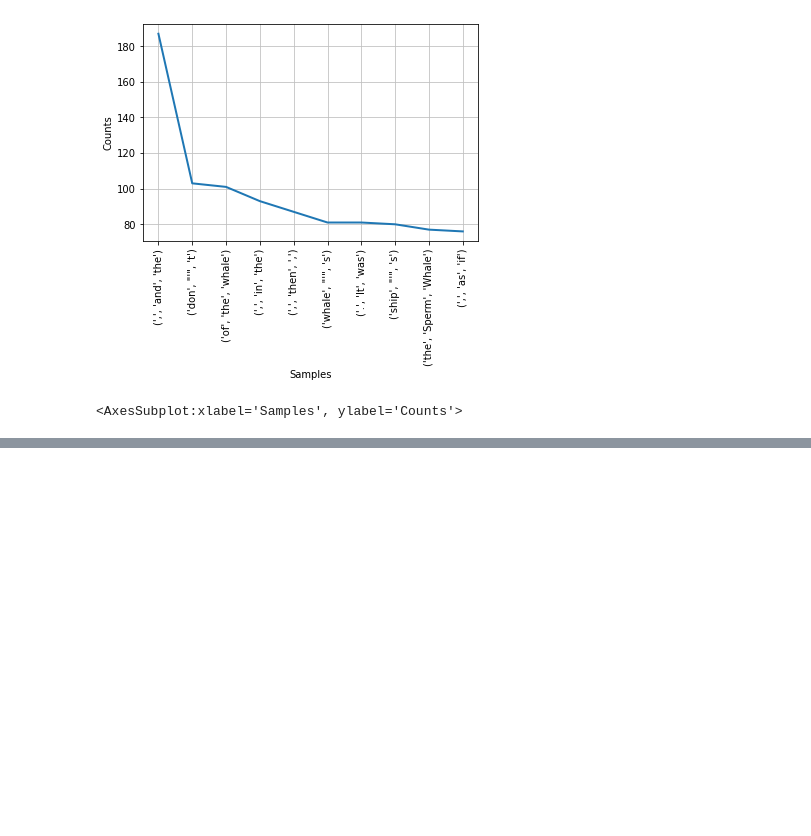
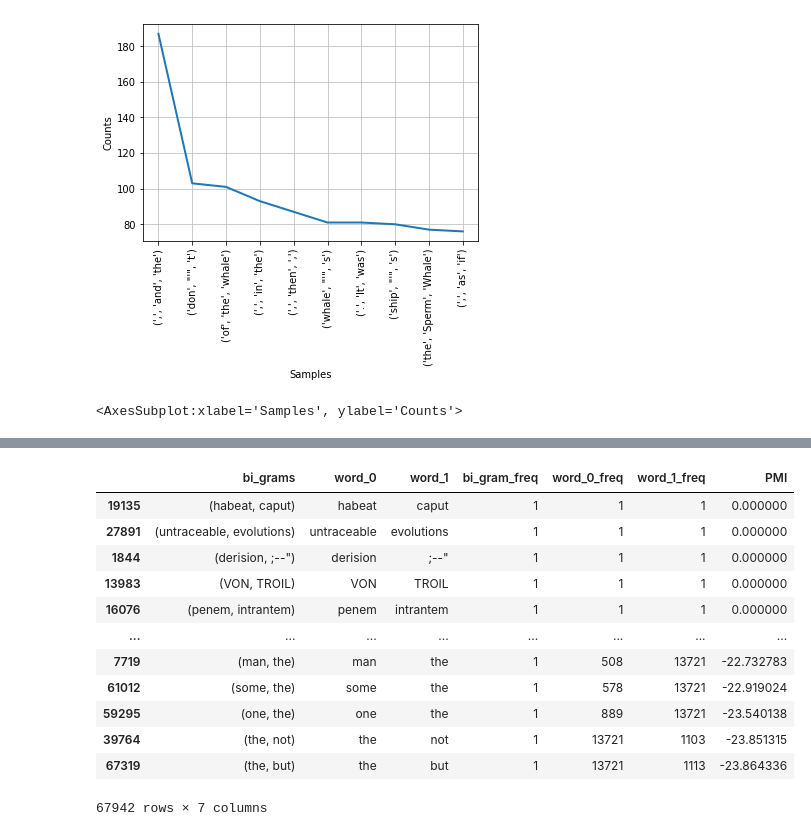
Before and after one commit to percymd/natural_language_processing, a Jupyter notebook: n-gramas.ipynb, the cells around one changed output, grey strips where cells are left out. Saved outputs shown, nothing was run; the diff lists cells and outputs as text; code cells hidden in the pictures; blank space fills up the shorter version.

```diff
--- a/n-gramas.ipynb
+++ b/n-gramas.ipynb
@@ -96,0 +156,16 @@ fdist.plot(10)
+# %%
+df.sort_values(by = 'PMI', ascending = False)
+# %% [output]
+|  | bi_grams | word_0 | word_1 | bi_gram_freq | word_0_freq | word_1_freq | PMI |
+| 19135 | (habeat, caput) | habeat | caput | 1 | 1 | 1 | 0.000000 |
+| 27891 | (untraceable, evolutions) | untraceable | evolutions | 1 | 1 | 1 | 0.000000 |
+| 1844 | (derision, ;--") | derision | ;--" | 1 | 1 | 1 | 0.000000 |
+| 13983 | (VON, TROIL) | VON | TROIL | 1 | 1 | 1 | 0.000000 |
+| 16076 | (penem, intrantem) | penem | intrantem | 1 | 1 | 1 | 0.000000 |
+| ... | ... | ... | ... | ... | ... | ... | ... |
+| 7719 | (man, the) | man | the | 1 | 508 | 13721 | -22.732783 |
+| 61012 | (some, the) | some | the | 1 | 578 | 13721 | -22.919024 |
+| 59295 | (one, the) | one | the | 1 | 889 | 13721 | -23.540138 |
+| 39764 | (the, not) | the | not | 1 | 13721 | 1103 | -23.851315 |
+| 67319 | (the, but) | the | but | 1 | 13721 | 1113 | -23.864336 |
+67942 rows × 7 columns
```
Also changed, not shown: parts of 7 cells of this notebook.
